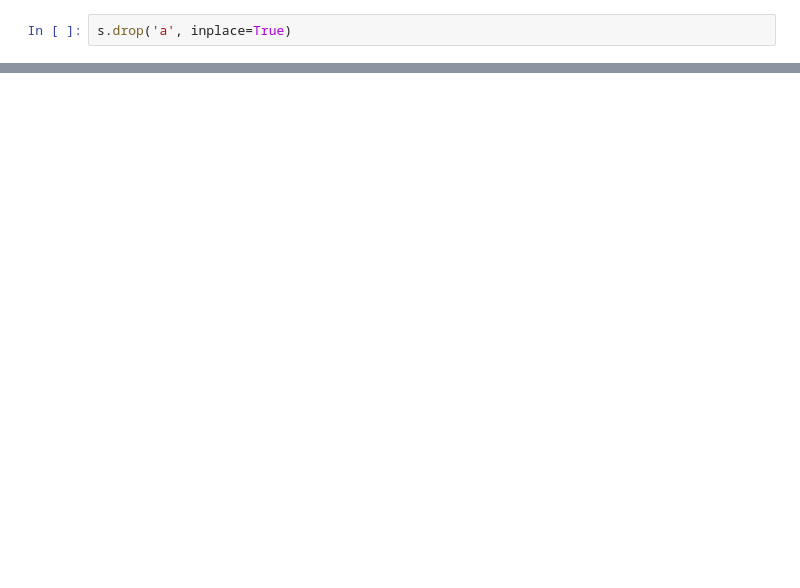
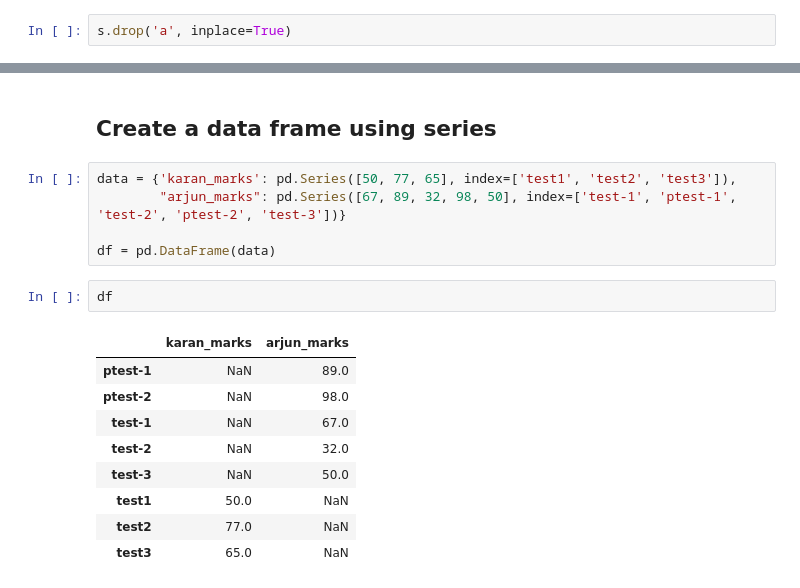
Before and after one commit to mihirh19/Python, a Jupyter notebook: DataScience_ML/3.Pandas.ipynb, the cells around one changed output, grey strips where cells are left out. Saved outputs shown, nothing was run; the diff lists cells and outputs as text; blank space fills up the shorter version.

```diff
--- a/DataScience_ML/3.Pandas.ipynb
+++ b/DataScience_ML/3.Pandas.ipynb
@@ -216,0 +355,19 @@ np.power(s, 2)
+# %% [markdown]
+## Create a data frame using series
+# %%
+data = {'karan_marks': pd.Series([50, 77, 65], index=['test1', 'test2', 'test3']),
+        "arjun_marks": pd.Series([67, 89, 32, 98, 50], index=['test-1', 'ptest-1', 'test-2', 'ptest-2', 'test-3'])}
+
+df = pd.DataFrame(data)
+# %%
+df
+# %% [output]
+|  | karan_marks | arjun_marks |
+| ptest-1 | NaN | 89.0 |
+| ptest-2 | NaN | 98.0 |
+| test-1 | NaN | 67.0 |
+| test-2 | NaN | 32.0 |
+| test-3 | NaN | 50.0 |
+| test1 | 50.0 | NaN |
+| test2 | 77.0 | NaN |
+| test3 | 65.0 | NaN |
```
Also changed, not shown: parts of 43 cells of this notebook.
